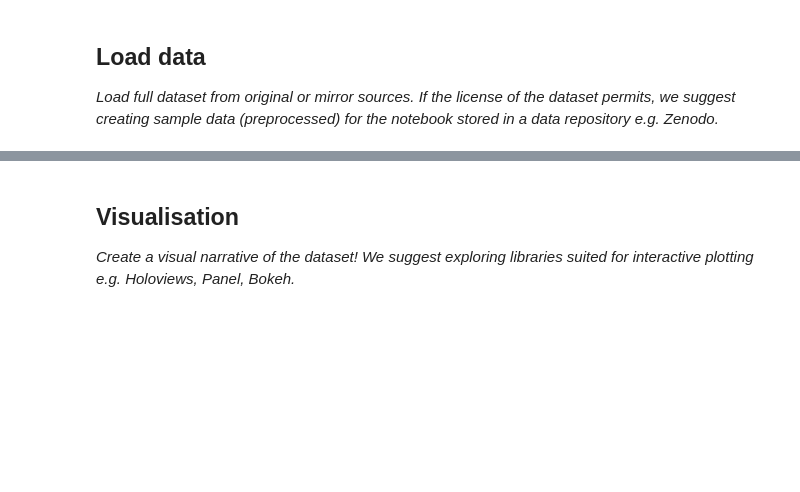
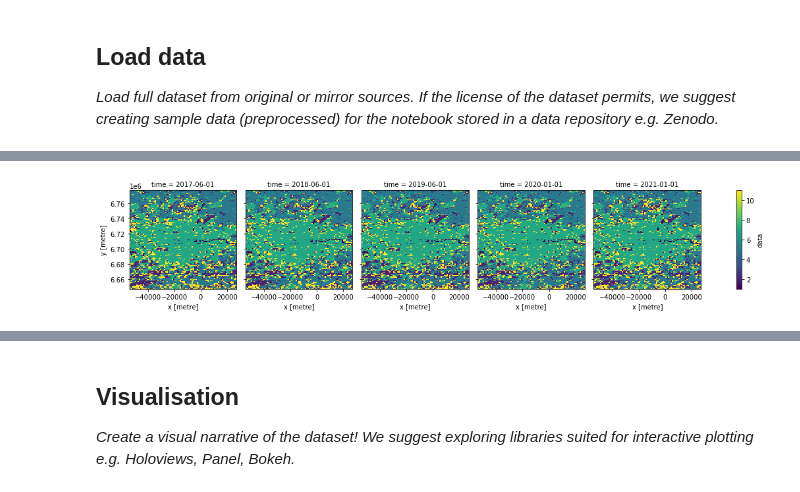
Before and after one commit to eds-book-gallery/b128b282-dee7-44a7-bc21-f1fd21452a83, a Jupyter notebook: landcover-exploration-nlcd.ipynb, the cells around one changed output, grey strips where cells are left out. Cells and saved outputs as stored; diff of their text form; code cells hidden in the pictures; blank space fills up the shorter version.

```diff
--- a/landcover-exploration-nlcd.ipynb
+++ b/landcover-exploration-nlcd.ipynb
@@ -59,0 +191,5 @@ if not os.path.exists(notebook_folder):
+# %%
+g = merged['data'].plot(col="time")
+plt.show()
+# %% [output]
+[figure, added]
```
Also changed, not shown: parts of 9 cells of this notebook, 1 other file.
